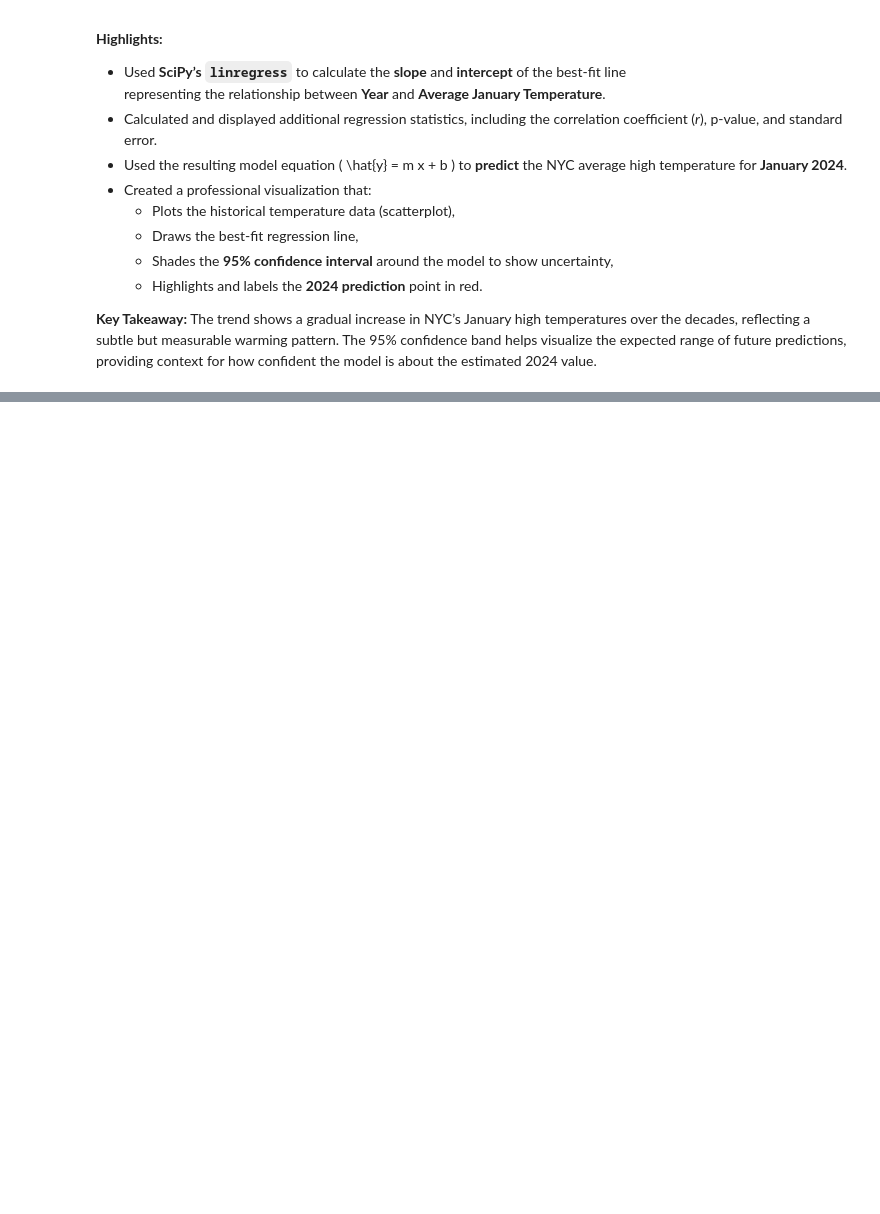
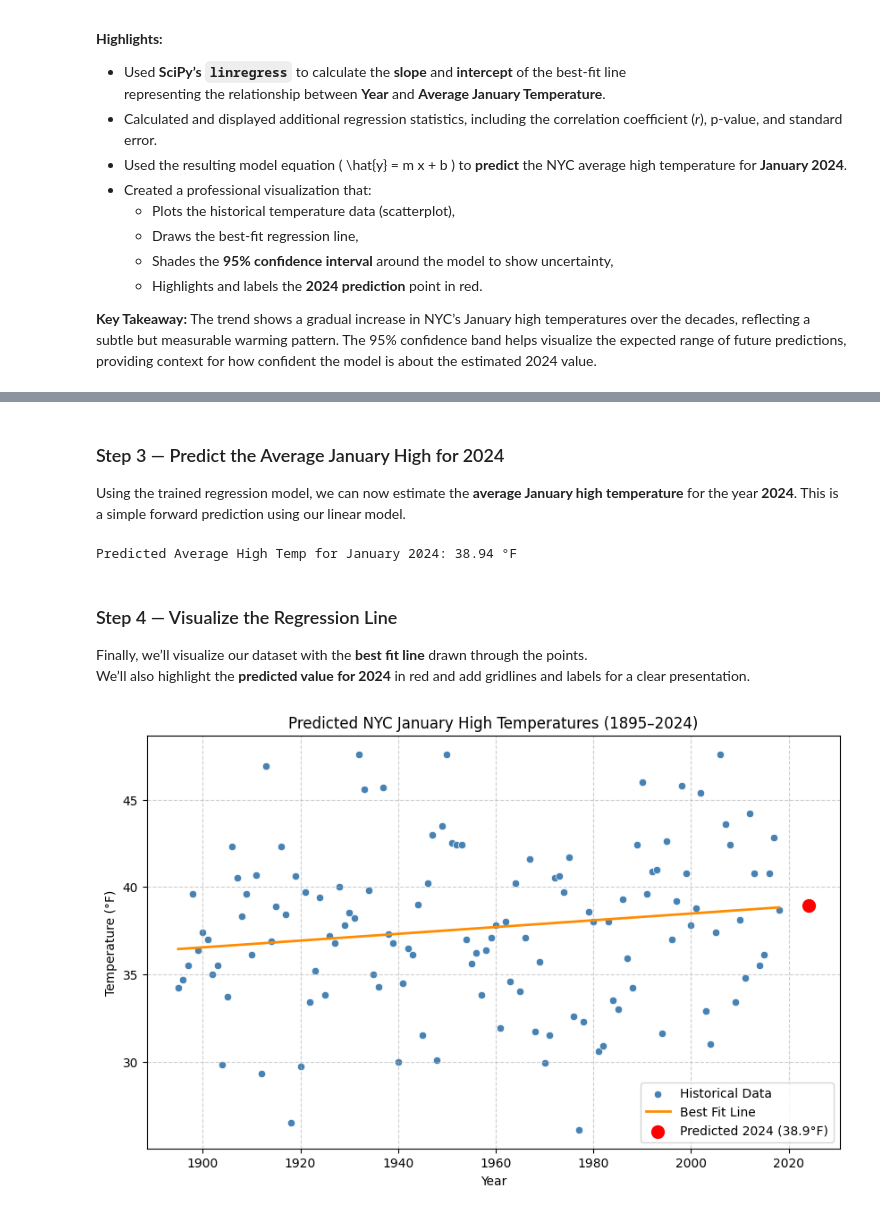
Before and after one commit to brendonmcnulty/datafun-07-ml, a Jupyter notebook: brendon_ml_final.ipynb, the cells around one changed output, grey strips where cells are left out. Saved outputs shown, nothing was run; the diff lists cells and outputs as text; code cells hidden in the pictures; blank space fills up the shorter version.

Commit message:
Revert to clean visualization without confidence interval for final project

```diff
--- a/brendon_ml_final.ipynb
+++ b/brendon_ml_final.ipynb
@@ -315,0 +387,40 @@ providing context for how confident the model is about the estimated 2024 value.
+# %% [markdown]
+### Step 3 — Predict the Average January High for 2024
+
+Using the trained regression model, we can now estimate the **average January high temperature**
+for the year **2024**. This is a simple forward prediction using our linear model.
+# %%
+# Predict the average January high temperature for 2024
+pred_2024 = model.predict([[2024]])
+print(f"Predicted Average High Temp for January 2024: {pred_2024[0]:.2f} °F")
+# %% [output]
+Predicted Average High Temp for January 2024: 38.94 °F
+# %% [markdown]
+### Step 4 — Visualize the Regression Line
+
+Finally, we’ll visualize our dataset with the **best fit line** drawn through the points.
+We’ll also highlight the **predicted value for 2024** in red and add gridlines and labels
+for a clear presentation.
+# %%
+plt.figure(figsize=(10, 6))
+
+# Scatter the actual data points
+sns.scatterplot(x='Year', y='Temperature', data=df, color='steelblue', label='Historical Data')
+
+# Regression line
+x_range = np.linspace(df['Year'].min(), df['Year'].max(), 100).reshape(-1, 1)
+y_range = model.predict(x_range)
+plt.plot(x_range, y_range, color='darkorange', linewidth=2, label='Best Fit Line')
+
+# Highlight the 2024 prediction
+plt.scatter(2024, pred_2024, color='red', s=100, label=f'Predicted 2024 ({pred_2024[0]:.1f}°F)')
+
+# Titles, labels, and style
+plt.title('Predicted NYC January High Temperatures (1895–2024)')
+plt.xlabel('Year')
+plt.ylabel('Temperature (°F)')
+plt.legend()
+plt.grid(True, linestyle='--', alpha=0.6)
+plt.show()
+# %% [output]
+[figure, added]
```
Also changed, not shown: parts of 7 cells of this notebook.
